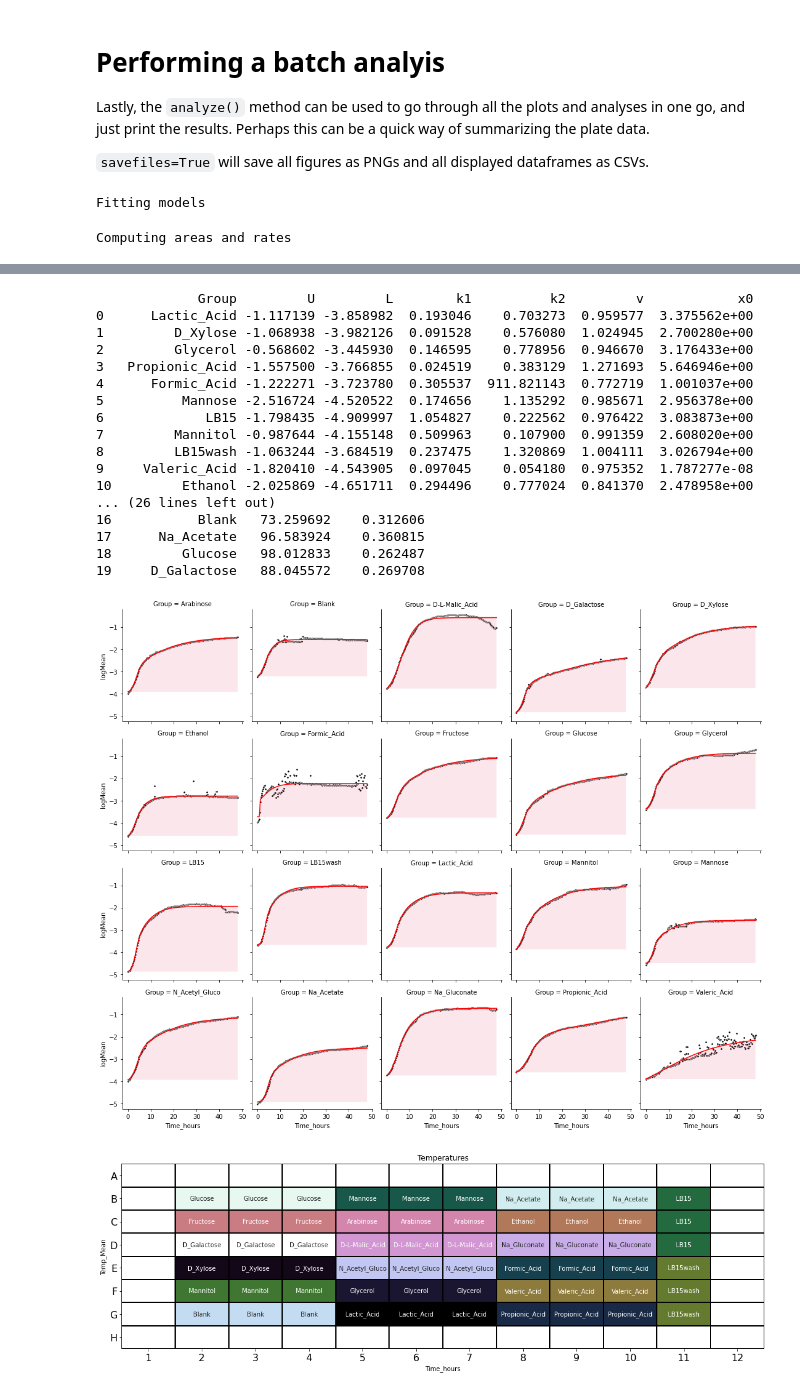
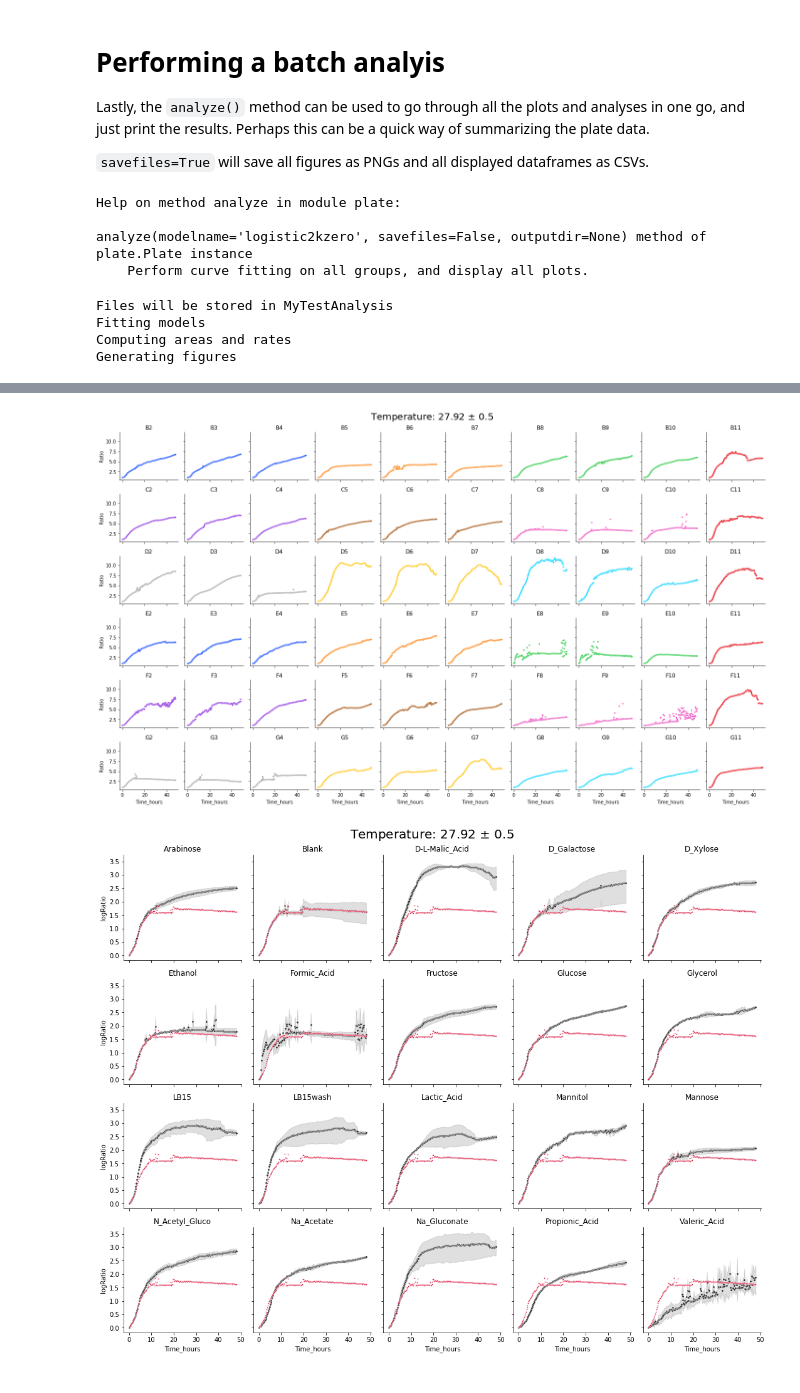
Before and after one commit to Brakjen/Bacteria-Growth-Curve-Analysis, a Jupyter notebook: WalkThrough.ipynb, the cells around one changed output, grey strips where cells are left out. Drawn from its saved outputs; the diff is of its cells as text; code cells hidden in the pictures.

Commit message:
Bug fixes, restructured models to use a base class. renamed model names.

```diff
--- a/WalkThrough.ipynb
+++ b/WalkThrough.ipynb
@@ -42,4 +73,4 @@ This is how you make a `Plate` object (using sample data):
 # %%
 template = 'Templates/Template_pseudomonas.csv'
-wide = 'SampleData/Artificial1.csv'
-plate = Plate(template, wide, blank_name='Blank', ID='SampleData1')
+raw = 'SampleData/Artificial1.csv'
+plate = Plate(template=template, data=raw, blank_name='Blank', ID='SampleData1')
@@ -213,7 +366,7 @@ With this object you can extract useful information from the fitted model.
 
 **Beware**: Currently, all model fitting can only be done on the log-transformed data.
 # %%
-model = plate.fit_model(group='Glycerol', modelname='richardsmodified')
+model = plate.fit_model(group='Glycerol', modelname='logistic2kzero')
 # %% [markdown]
 ### Symbolic representations
 # %%
@@ -283,5 +434,3 @@ model.popt
 ### Fitting on a full plate
 Not specifying a group means a model will be fitted to all groups, and a dictionary of `group: model` is returned.
 You can iterate over the dictionary to, for example, get out the areas for plotting.
-# %%
-models = plate.fit_model()
@@ -307,8 +450,17 @@ Lastly, the `analyze()` method can be used to go through all the plots and analy
 Perhaps this can be a quick way of summarizing the plate data.
 
 `savefiles=True` will save all figures as PNGs and all displayed dataframes as CSVs.
+# %%
+help(plate.analyze)
+# %% [output]
+Help on method analyze in module plate:
+
+analyze(modelname='logistic2kzero', savefiles=False, outputdir=None) method of plate.Plate instance
+    Perform curve fitting on all groups, and display all plots.
 # %%
-plate.analyze(savefiles=False)
+plate.analyze(savefiles=True, outputdir='MyTestAnalysis')
 # %% [output]
+Files will be stored in MyTestAnalysis
 Fitting models
+Computing areas and rates
+Generating figures
-Computing areas and rates
@@ -316,19 +467,2 @@ Computing areas and rates
-             Group         U         L        k1          k2         v            x0
-0      Lactic_Acid -1.117139 -3.858982  0.193046    0.703273  0.959577  3.375562e+00
-1         D_Xylose -1.068938 -3.982126  0.091528    0.576080  1.024945  2.700280e+00
-2         Glycerol -0.568602 -3.445930  0.146595    0.778956  0.946670  3.176433e+00
-3   Propionic_Acid -1.557500 -3.766855  0.024519    0.383129  1.271693  5.646946e+00
-4      Formic_Acid -1.222271 -3.723780  0.305537  911.821143  0.772719  1.001037e+00
-5          Mannose -2.516724 -4.520522  0.174656    1.135292  0.985671  2.956378e+00
-6             LB15 -1.798435 -4.909997  1.054827    0.222562  0.976422  3.083873e+00
-7         Mannitol -0.987644 -4.155148  0.509963    0.107900  0.991359  2.608020e+00
-8         LB15wash -1.063244 -3.684519  0.237475    1.320869  1.004111  3.026794e+00
-9     Valeric_Acid -1.820410 -4.543905  0.097045    0.054180  0.975352  1.787277e-08
-10         Ethanol -2.025869 -4.651711  0.294496    0.777024  0.841370  2.478958e+00
-... (26 lines left out)
-16           Blank   73.259692    0.312606
-17      Na_Acetate   96.583924    0.360815
-18         Glucose   98.012833    0.262487
-19     D_Galactose   88.045572    0.269708
-[figure, old version]
+[figure, new version]
-[figure, old version]
+[figure, new version]
```
Also changed, not shown: parts of 49 cells of this notebook, 2 other files.
